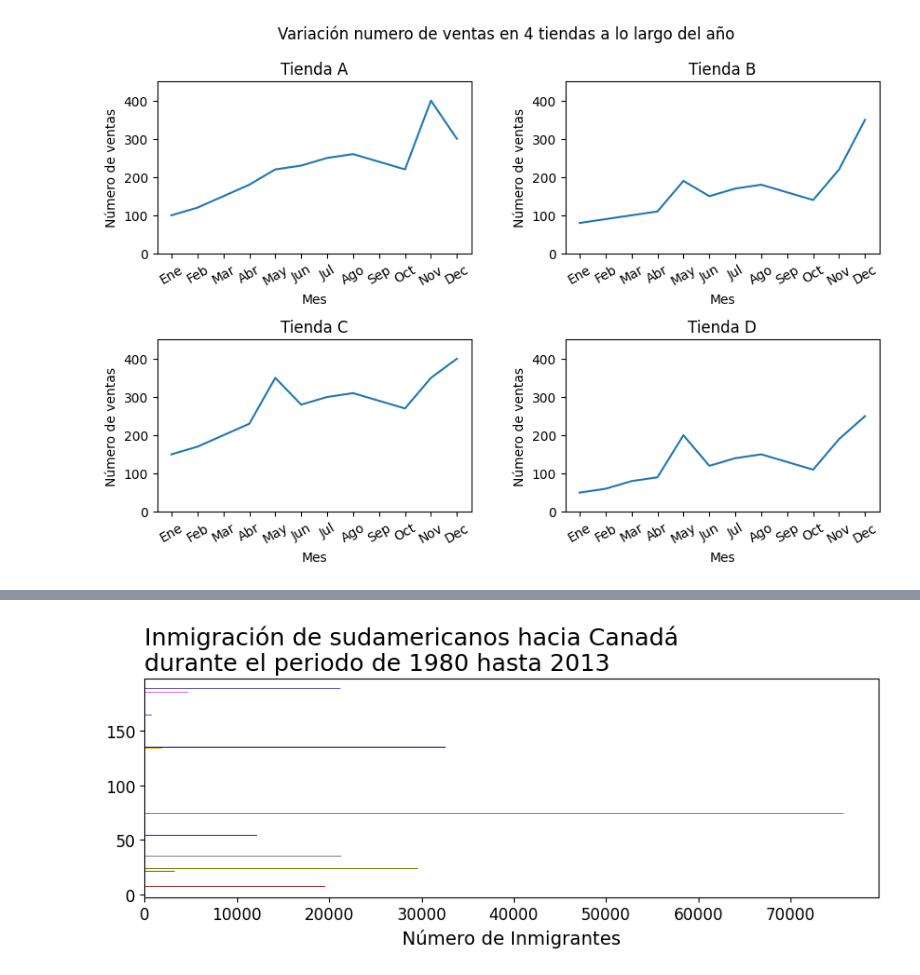
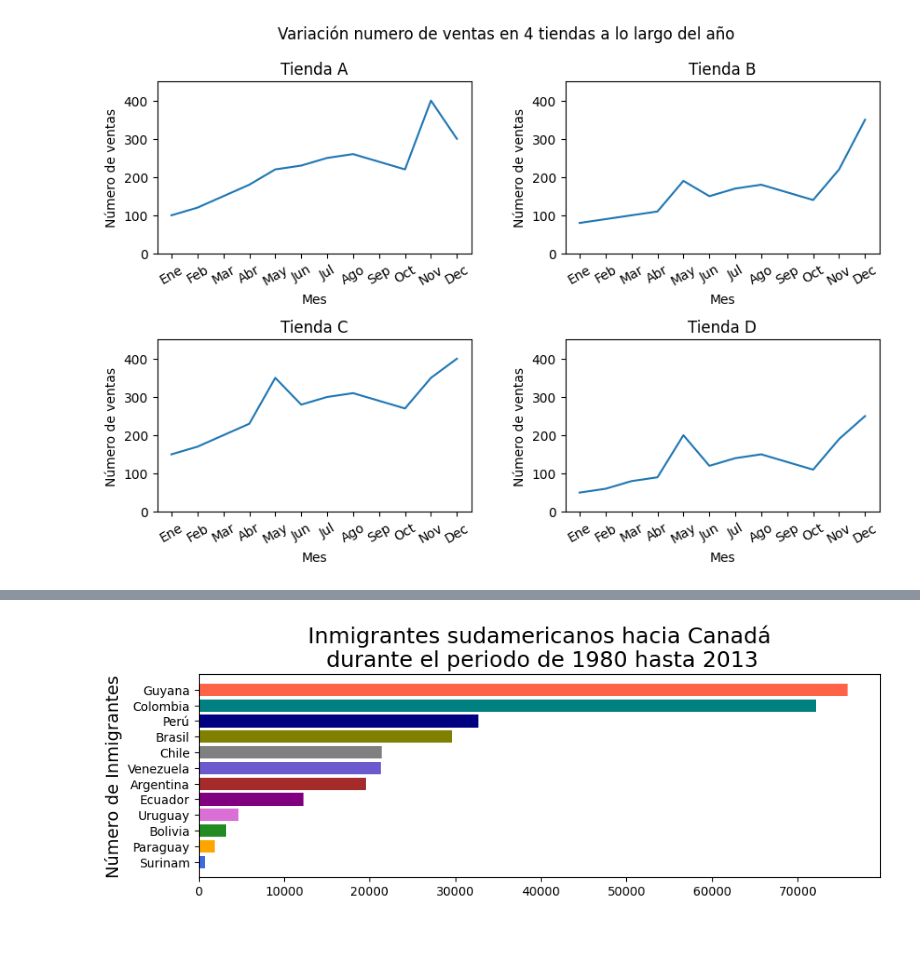
Before and after one commit to Monica-Restrepo/clases-programacion, a Jupyter notebook: Visualizacion_datos_python.ipynb, the cells around one changed output, grey strips where cells are left out. Saved outputs shown, nothing was run; the diff lists cells and outputs as text; code cells hidden in the pictures; blank space fills up the shorter version.

```diff
--- a/Visualizacion_datos_python.ipynb
+++ b/Visualizacion_datos_python.ipynb
@@ -5,8 +5,8 @@
 # %%
 import pandas as pd
 # %%
-data = pd.read_csv('/content/inmigrantes_canada.csv')
-data.head()
+df = pd.read_csv('/content/inmigrantes_canada.csv')
+df.head()
 # %% [output]
 |  | Pais | Continente | Region | 1980 | 1981 | 1982 | 1983 | 1984 | 1985 | 1986 | ... | ... |
 | 0 | Afganistán | Asia | Sur de Asia | 16 | 39 | 39 | 47 | 71 | 340 | 496 | ... | ... |
@@ -500,4 +463,4 @@ Index(['Pais', 'Continente', 'Region', '1980', '1981', '1982', '1983', '1984',
 # %%
-sudamerica = data.query('Region == "América del Sur"')
-sudamerica
+sudamerica = df.query('Region == "América del Sur"')
+sudamerica.head(10)
 # %% [output]
@@ -518,19 +480,16 @@ sudamerica
 # %%
-sudamerica.set_index('Country', inplace=True)
-
-
 colores = ['royalblue','orange','forestgreen','orchid',
            'purple','brown','slateblue','gray','olive',
            'navy','teal','tomato']
 
-fig, ax = plt.subplots(figsize=(10,5))
+fig, ax = plt.subplots(figsize=(10,3))
 
-ax.bar(sudamerica.index, sudamerica['Total'],color=colores,width=0.9)
-ax.set_title('Inmigración de sudamericanos hacia Canadá\ndurante el periodo de 1980 hasta 2013',fontsize=18)
+ax.bar(sudamerica.index, sudamerica['Total'], color=colores)
+ax.set_title('Inmigrantes sudamericanos hacia Canadá\n durante el periodo de 1980 hasta 2013', fontsize=18)
 ax.set_xlabel('')
 ax.set_ylabel('Número de Inmigrantes', fontsize=14)
-ax.xaxis.set_tick_params(labelsize=12)
-ax.yaxis.set_tick_params(labelsize=12)
+ax.xaxis.set_tick_params(labelsize=10)
+ax.yaxis.set_tick_params(labelsize=10)
 
 plt.show()
 # %% [output]
@@ -556,20 +514,20 @@ plt.show()
 # %%
+#creando esta variable me permite ordenar el grafico de forma ascendente
 sudamerica_sorted = sudamerica.sort_values('Total',ascending=True)
 
 colores = ['royalblue','orange','forestgreen','orchid',
            'purple','brown','slateblue','gray','olive',
            'navy','teal','tomato']
 
 fig, ax = plt.subplots(figsize=(10,3))
 
-ax.barh(sudamerica_sorted.index, sudamerica_sorted['Total'],color=colores)
-ax.set_title('Inmigración de sudamericanos hacia Canadá\ndurante el periodo de 1980 hasta 2013',
-             loc='left',fontsize=18)
-ax.set_ylabel('')
-ax.set_xlabel('Número de Inmigrantes', fontsize=14)
-ax.xaxis.set_tick_params(labelsize=12)
-ax.yaxis.set_tick_params(labelsize=12)
+ax.barh(sudamerica_sorted.index, sudamerica_sorted['Total'], color=colores)
+ax.set_title('Inmigrantes sudamericanos hacia Canadá\n durante el periodo de 1980 hasta 2013', fontsize=18)
+ax.set_xlabel('')
+ax.set_ylabel('Número de Inmigrantes', fontsize=14)
+ax.xaxis.set_tick_params(labelsize=10)
+ax.yaxis.set_tick_params(labelsize=10)
 
 plt.show()
 # %% [output]
-[figure, old version]
+[figure, new version]
```
Also changed, not shown: parts of 15 cells of this notebook.
